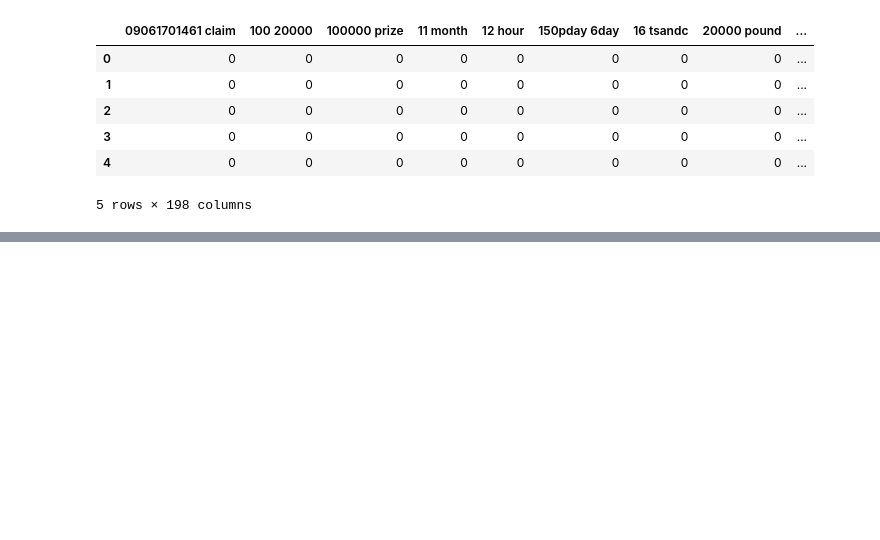
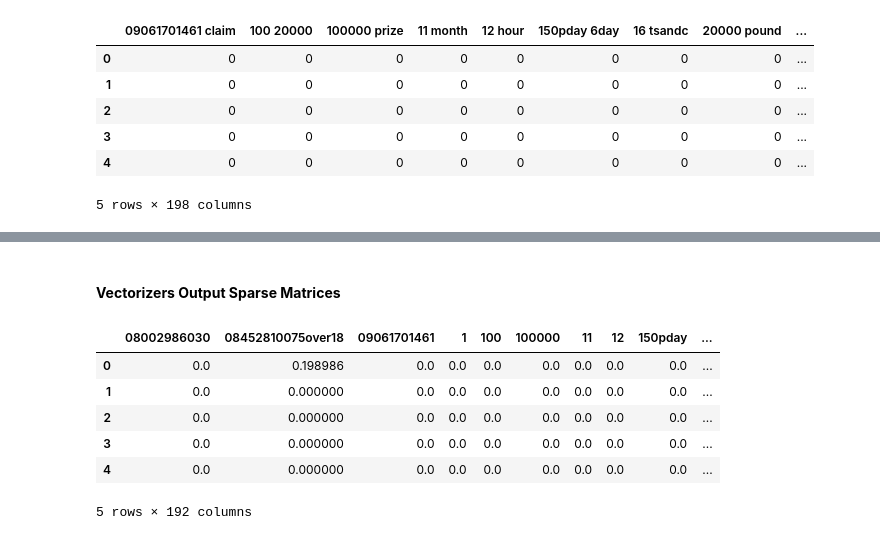
Before and after one commit to Msdot001/Alien_invasion_Game, a Jupyter notebook: NLP_Introduction.ipynb, the cells around one changed output, grey strips where cells are left out. Cells and saved outputs as stored; diff of their text form; code cells hidden in the pictures; blank space fills up the shorter version.

```diff
--- a/NLP_Introduction.ipynb
+++ b/NLP_Introduction.ipynb
@@ -1092,0 +1115,16 @@ X_count_df.head()
+# %%
+import nltk
+# nltk.download('all')
+
+import pandas as pd
+import re
+import string
+pd.set_option('display.max_colwidth', 100)
+
+stopwords = nltk.corpus.stopwords.words('english')
+ps = nltk.PorterStemmer()
+# %%
+data = pd.read_csv('/SMSSpamCollection.tsv', sep='\t')
+data.columns = ['label', 'body_text']
+
+data.head()
@@ -1092,0 +1142,6 @@ X_count_df.head()
+# %%
+def clean_text(text):
+  text = "".join([word.lower() for word in text if word not in string.punctuation])
+  tokens = re.split("\W+", text)
+  text = [ps.stem(word) for word in tokens if word not in stopwords]
+  return text
@@ -1092,0 +1164,8 @@ X_count_df.head()
+# %%
+data_sample = data[0:20]
+
+tfidf_vect_sample = TfidfVectorizer(analyzer=clean_text)
+X_tfidf_sample = tfidf_vect_sample.fit_transform(data_sample["body_text"])
+
+print(X_tfidf_sample.shape)
+print(tfidf_vect_sample.get_feature_names_out())
@@ -1092,0 +1190,14 @@ X_count_df.head()
+# %% [markdown]
+#### **Vectorizers Output Sparse Matrices**
+# %%
+X_tfidf_df = pd.DataFrame(X_tfidf_sample.toarray())
+X_tfidf_df.columns = tfidf_vect_sample.get_feature_names_out()
+X_tfidf_df.head()
+# %% [output]
+|  | 08002986030 | 08452810075over18 | 09061701461 | 1 | 100 | 100000 | 11 | 12 | 150pday | ... |
+| 0 | 0.0 | 0.198986 | 0.0 | 0.0 | 0.0 | 0.0 | 0.0 | 0.0 | 0.0 | ... |
+| 1 | 0.0 | 0.000000 | 0.0 | 0.0 | 0.0 | 0.0 | 0.0 | 0.0 | 0.0 | ... |
+| 2 | 0.0 | 0.000000 | 0.0 | 0.0 | 0.0 | 0.0 | 0.0 | 0.0 | 0.0 | ... |
+| 3 | 0.0 | 0.000000 | 0.0 | 0.0 | 0.0 | 0.0 | 0.0 | 0.0 | 0.0 | ... |
+| 4 | 0.0 | 0.000000 | 0.0 | 0.0 | 0.0 | 0.0 | 0.0 | 0.0 | 0.0 | ... |
+5 rows × 192 columns
```
Also changed, not shown: parts of 10 cells of this notebook.
